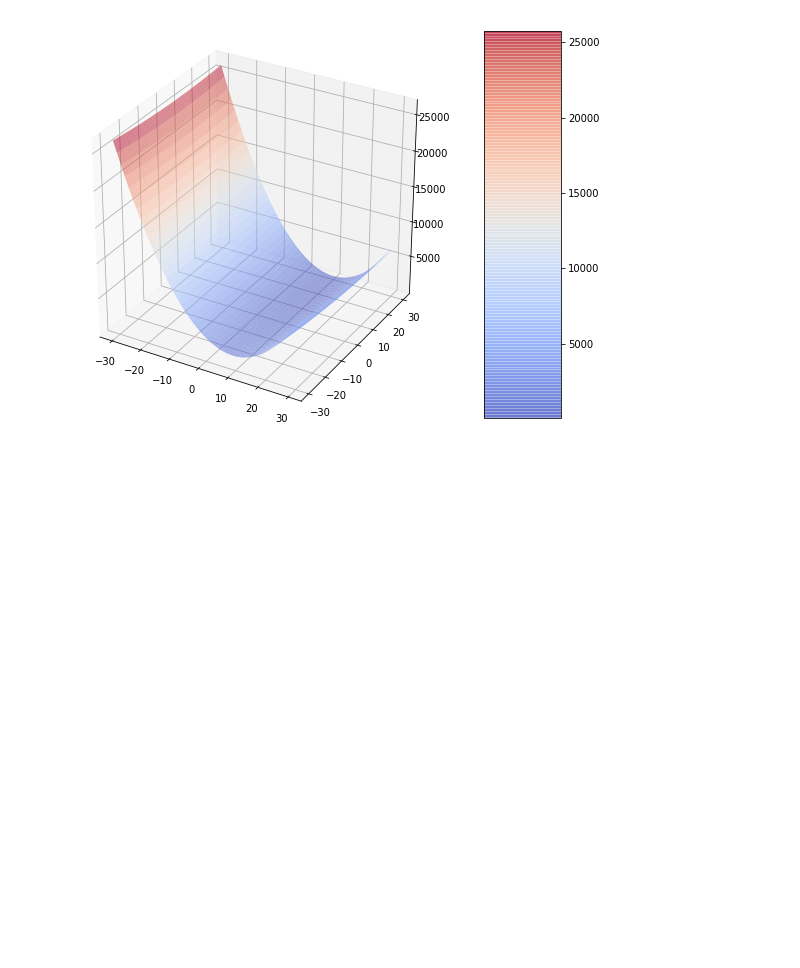
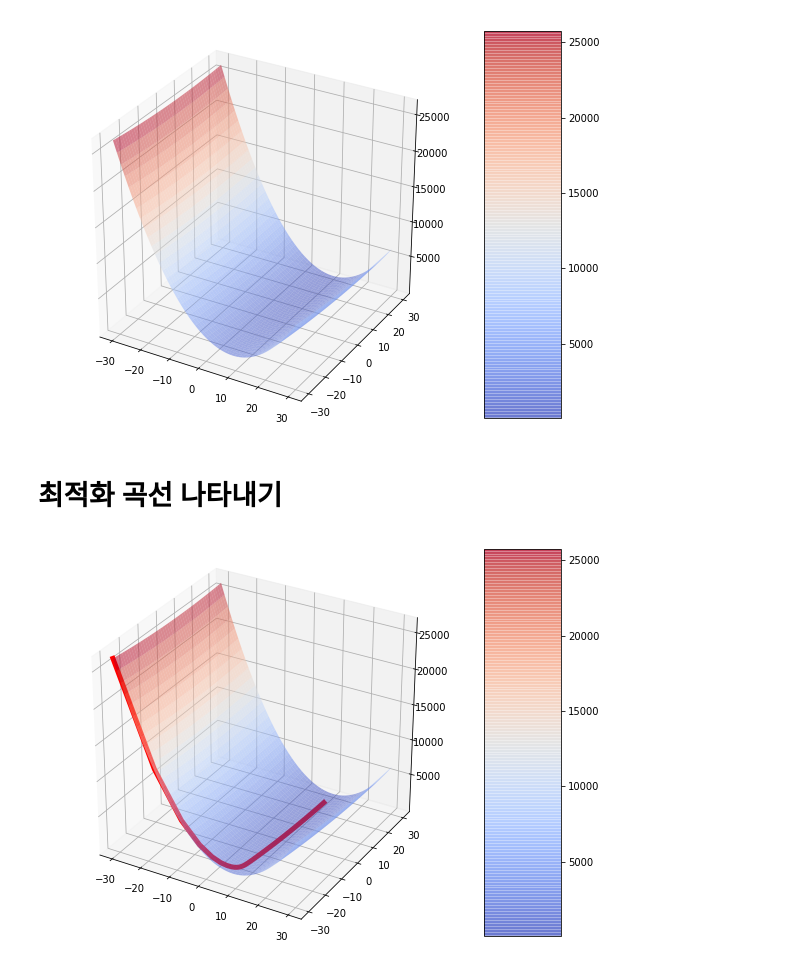
Before and after one commit to thdgmltjd123/MLProject, a Jupyter notebook: Assignment03.ipynb, the cells around one changed output. Cells and saved outputs as stored; diff of their text form; code cells hidden in the pictures; blank space fills up the shorter version.

Commit message:
Plotting the optimization path

```diff
--- a/Assignment03.ipynb
+++ b/Assignment03.ipynb
@@ -113,3 +142,16 @@ fig.tight_layout() # 그래프를 조금 균형잡히게 만들어 줌
 plt.show()
 # %% [output]
 [figure]
+# %% [markdown]
+# **최적화 곡선 나타내기**
+# %%
+fig = plt.figure(figsize = (8,6))
+ax = fig.gca(projection = '3d')
+
+surf = ax.plot_surface(T1,T0,energy_surface,cmap = 'coolwarm',linewidth = 0.5, antialiased = True, alpha = 0.5)
+fig.colorbar(surf, shrink = 3, aspect = 5)  # shrink, aspect 컬러바 크기
+plt.plot(theta1_val,theta0_val,energy_val, linewidth = 5, color = 'red')
+fig.tight_layout() # 그래프를 조금 균형잡히게 만들어 줌
+plt.show()
+# %% [output]
+[figure, added]
```
Also changed, not shown: parts of 4 cells of this notebook.
